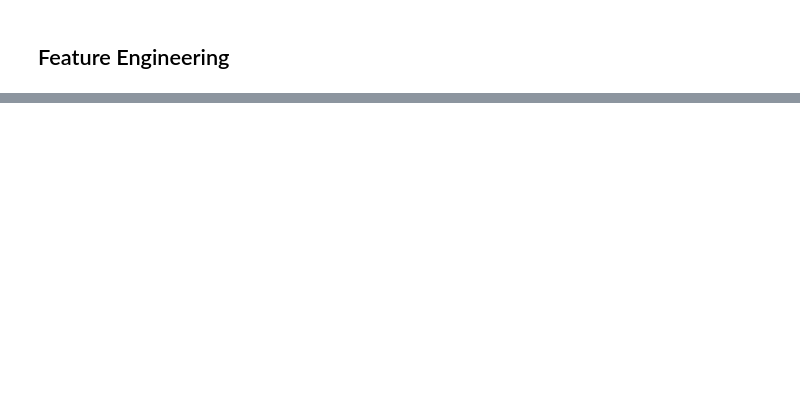
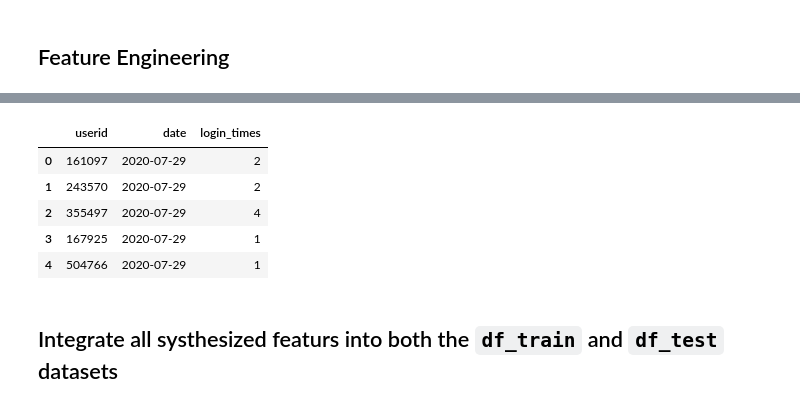
Before and after one commit to Tang-Li-Jen/High-Value-Customer-Forecast-Competition, a Jupyter notebook: modeling.ipynb, the cells around one changed output, grey strips where cells are left out. Saved outputs shown, nothing was run; the diff lists cells and outputs as text; code cells hidden in the pictures; blank space fills up the shorter version.

```diff
--- a/modeling.ipynb
+++ b/modeling.ipynb
@@ -316,0 +255,9 @@ sub.to_csv('submission_final.csv', index=False)
+# %%
+df_login.head()
+# %% [output]
+|  | userid | date | login_times |
+| 0 | 161097 | 2020-07-29 | 2 |
+| 1 | 243570 | 2020-07-29 | 2 |
+| 2 | 355497 | 2020-07-29 | 4 |
+| 3 | 167925 | 2020-07-29 | 1 |
+| 4 | 504766 | 2020-07-29 | 1 |
@@ -316,0 +276,2 @@ sub.to_csv('submission_final.csv', index=False)
+# %% [markdown]
+## Integrate all systhesized featurs into both the `df_train` and `df_test` datasets
```
Also changed, not shown: parts of 90 cells of this notebook, 3 other files.
